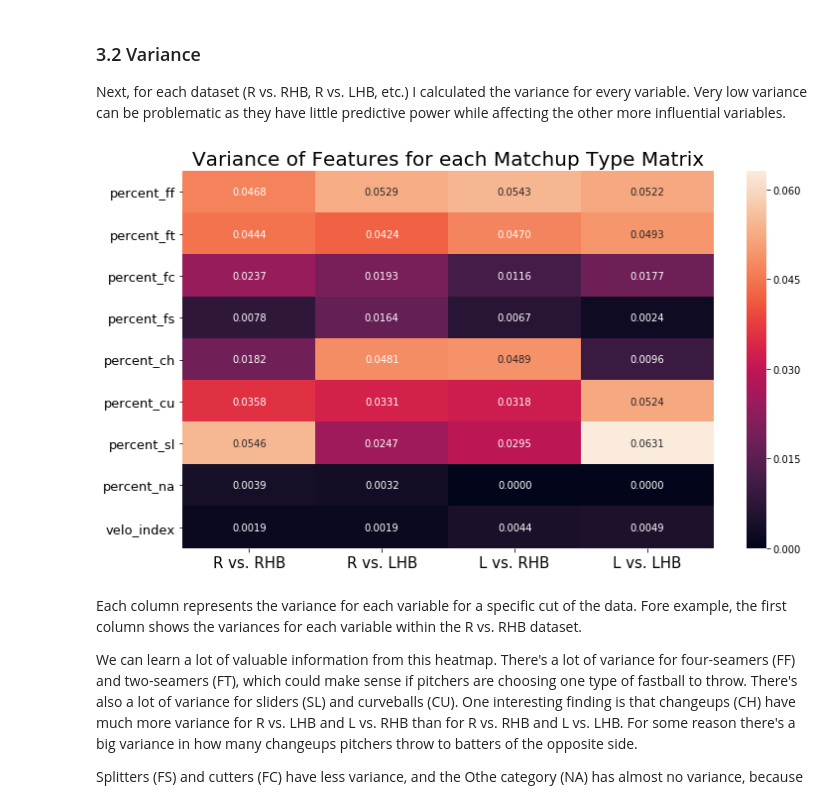
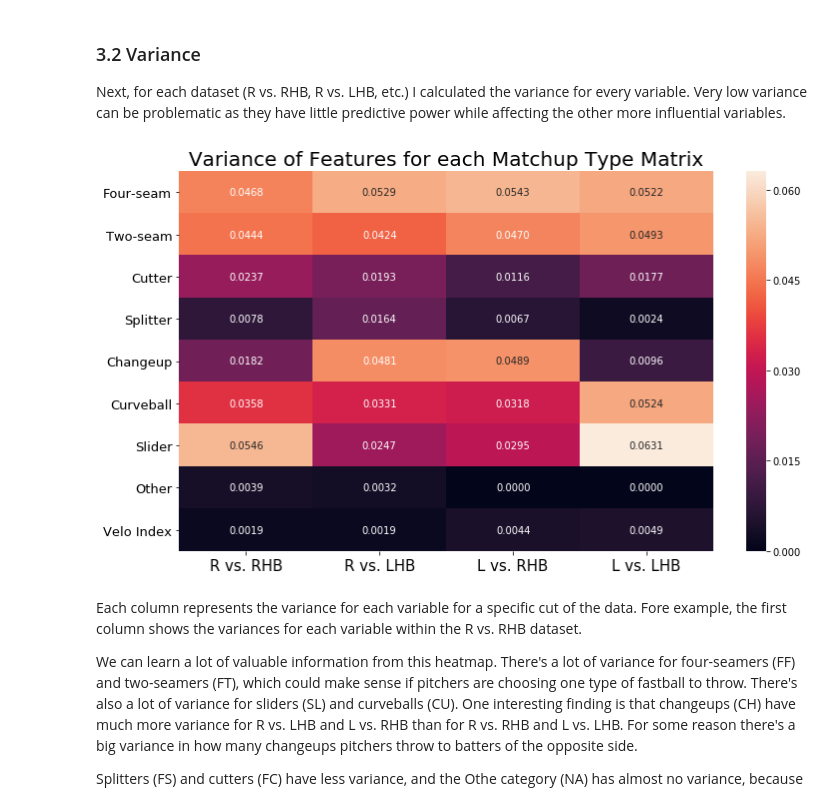
Before and after one commit to dsaltz432/MLB-Pitch-Types, a Jupyter notebook: Clustering Pitcher Types.ipynb, the cells around one changed output. Drawn from its saved outputs; the diff is of its cells as text; code cells hidden in the pictures.

```diff
--- a/Clustering Pitcher Types.ipynb
+++ b/Clustering Pitcher Types.ipynb
@@ -473,31 +484,33 @@ Next, for each dataset (R vs. RHB, R vs. LHB, etc.) I calculated the variance fo
 # %%
 def analyze_variance_threshold(data_sections):
     pandas.set_option('display.float_format', lambda x: '%.5f' % x)
     variance_list = []
     titles = []
     for section in data_sections:
         df = section["df"].drop(["pitcher_id", "p_throws", "type_of_batters", "index"], axis=1)
         sorted_variance = df.var()
         variance_list.append(sorted_variance)
         titles.append("{} vs. {}".format(section["p_throws"], section["type_of_batters"]))
 
     return pandas.concat(variance_list, axis=1, keys=titles)
 
 
 def plot_variance_heatmap(df):
     threshold = 0.01
     plt.figure(figsize=(12, 7))
     g = sns.heatmap(df, annot=True, fmt=".4f")
     loc, labels = plt.xticks()
     g.set_xticklabels(labels, fontsize=15)
-    g.set_yticklabels(df.index, fontsize=13)
+    ylabels = ["Four-seam", "Two-seam", "Cutter", "Splitter", "Changeup",
+               "Curveball", "Slider", "Other", "Velo Index"]
+    g.set_yticklabels(ylabels, fontsize=13)
     g.set_title("Variance of Features for each Matchup Type Matrix", fontsize=20)
 
 
 variance = analyze_variance_threshold(data_sections)
 plot_variance_heatmap(variance)
 # %% [output]
-[figure, old version]
+[figure, new version]
 # %% [markdown]
 Each column represents the variance for each variable for a specific cut of the data. Fore example, the first column shows the variances for each variable within the R vs. RHB dataset.
 
```
Also changed, not shown: parts of 3 cells of this notebook.
